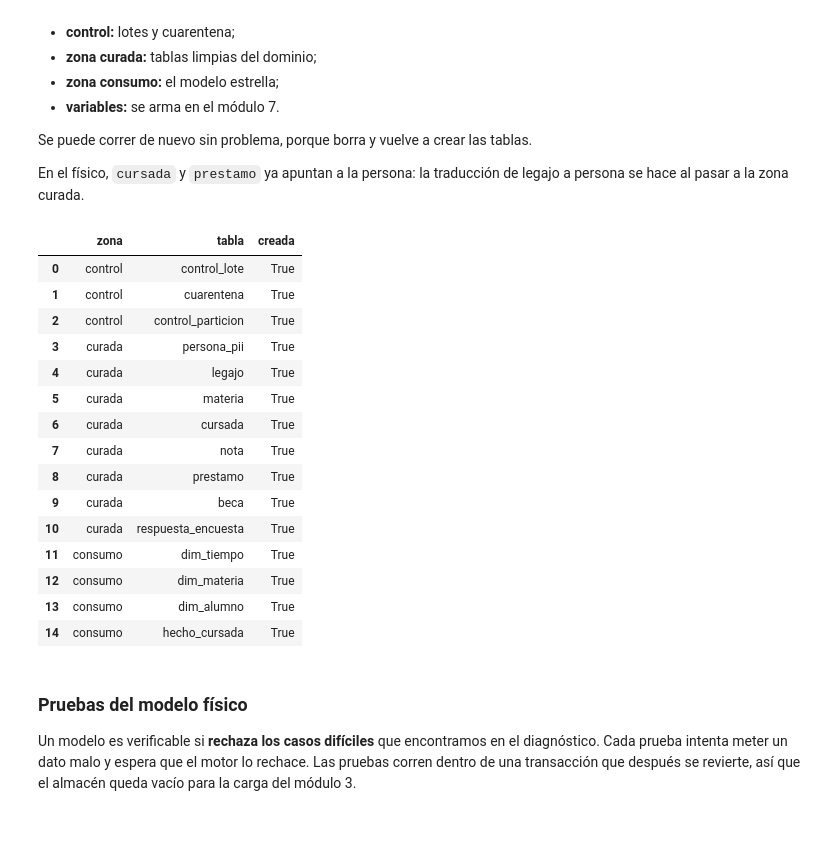
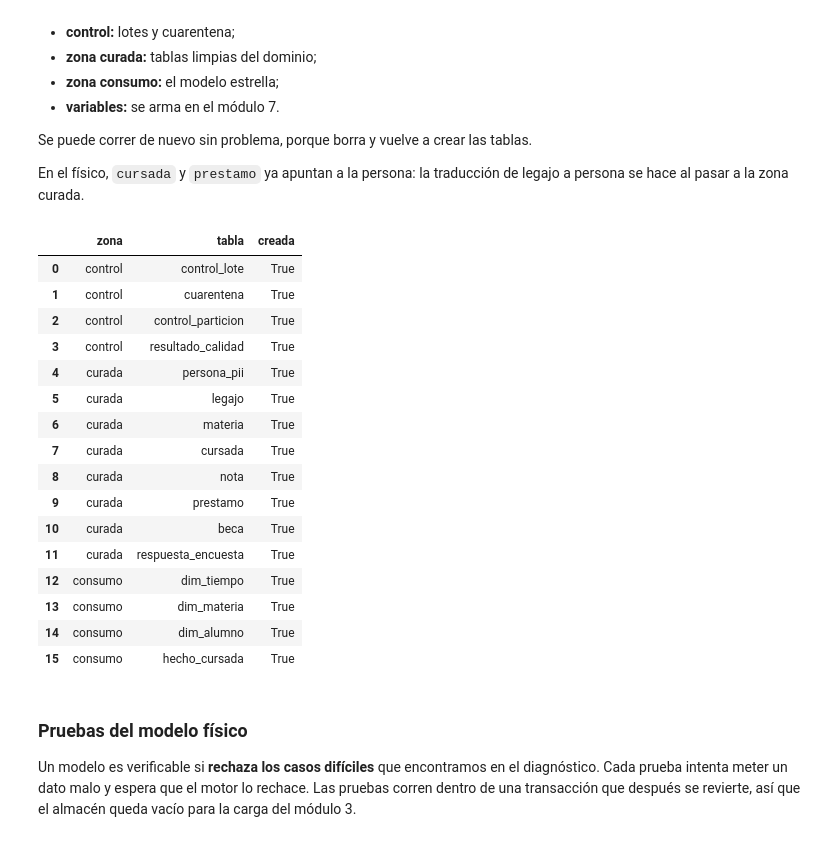
Before and after one commit to raschmatias/dh_arca, a Jupyter notebook: Data Engineer/06_uniandina/trabajo_final_uniandina.ipynb, the cells around one changed output. Drawn from its saved outputs; the diff is of its cells as text; code cells hidden in the pictures.

```diff
--- a/Data Engineer/06_uniandina/trabajo_final_uniandina.ipynb
+++ b/Data Engineer/06_uniandina/trabajo_final_uniandina.ipynb
@@ -33,7 +33,8 @@ Corré esta celda primero. Si falta alguna librería (incluida `openpyxl`, para
 # Instalación autocontenida: instala, en el mismo Python que ejecuta este notebook, lo que falte.
 import importlib, importlib.util, subprocess, sys
 
-REQUISITOS = {"numpy": "numpy", "pandas": "pandas", "matplotlib": "matplotlib", "openpyxl": "openpyxl"}
+REQUISITOS = {"numpy": "numpy", "pandas": "pandas", "matplotlib": "matplotlib", "openpyxl": "openpyxl",
+              "yaml": "pyyaml"}   # pyyaml: para leer el contrato de datos (módulo 6)
 print(f"Kernel en uso: {sys.executable} (Python {sys.version.split()[0]})")
 faltan = [pip for modulo, pip in REQUISITOS.items() if importlib.util.find_spec(modulo) is None]
 if faltan:
@@ -450,6 +451,7 @@ DROP TABLE IF EXISTS cursada;
 DROP TABLE IF EXISTS legajo;
 DROP TABLE IF EXISTS persona_pii;
 DROP TABLE IF EXISTS materia;
+DROP TABLE IF EXISTS resultado_calidad;
 DROP TABLE IF EXISTS control_particion;
 DROP TABLE IF EXISTS cuarentena;
 DROP TABLE IF EXISTS control_lote;
@@ -484,6 +486,17 @@ CREATE TABLE control_particion (                     -- qué se publicó de cada
     filas         INTEGER NOT NULL,
     id_lote       INTEGER NOT NULL REFERENCES control_lote (id_lote),
     publicada     TEXT NOT NULL
+);
+
+CREATE TABLE resultado_calidad (                     -- cada medición de cada regla de calidad (módulo 6)
+    id_resultado  INTEGER PRIMARY KEY,
+    id_lote       INTEGER NOT NULL REFERENCES control_lote (id_lote),
+    regla         TEXT NOT NULL,
+    dimensión     TEXT NOT NULL,
+    valor         REAL NOT NULL,
+    umbral        REAL NOT NULL,
+    cumple        INTEGER NOT NULL CHECK (cumple IN (0, 1)),
+    decide        TEXT NOT NULL
 );
 
 -- ============ ZONA CURADA: el dominio limpio ============
@@ -592,46 +605,47 @@ CREATE TABLE hecho_cursada (                         -- grano: persona × materi
     sk_cursada   INTEGER PRIMARY KEY,
     id_cursada   TEXT NOT NULL UNIQUE,               -- dimensión degenerada
     sk_alumno    INTEGER NOT NULL REFERENCES dim_alumno (sk_alumno),
     sk_materia   INTEGER NOT NULL REFERENCES dim_materia (sk_materia),
     sk_tiempo    INTEGER NOT NULL REFERENCES dim_tiempo (sk_tiempo),
     estado       TEXT NOT NULL CHECK (estado IN ('aprobada', 'desaprobada', 'abandonó')),
     nota         REAL CHECK (nota IS NULL OR nota BETWEEN 0 AND 10),
     aprobada     INTEGER NOT NULL CHECK (aprobada IN (0, 1)),
     ausente      INTEGER NOT NULL CHECK (ausente IN (0, 1)),
     fuente_nota  TEXT NOT NULL CHECK (fuente_nota IN ('acta', 'csv', 'sin nota')),
     id_lote      INTEGER REFERENCES control_lote (id_lote),
     UNIQUE (sk_alumno, sk_materia, sk_tiempo)
 );
 CREATE INDEX ix_hecho_tiempo  ON hecho_cursada (sk_tiempo);
 CREATE INDEX ix_hecho_materia ON hecho_cursada (sk_materia);
 """
 
 almacen = dwh()
 almacen.executescript(DDL)
 almacen.execute("PRAGMA foreign_keys = ON")
 
-zona = {"control": ["control_lote", "cuarentena", "control_particion"],
+zona = {"control": ["control_lote", "cuarentena", "control_particion", "resultado_calidad"],
         "curada": ["persona_pii", "legajo", "materia", "cursada", "nota", "prestamo", "beca", "respuesta_encuesta"],
         "consumo": ["dim_tiempo", "dim_materia", "dim_alumno", "hecho_cursada"]}
 tablas = sql("SELECT name FROM sqlite_master WHERE type = 'table' ORDER BY name", base="dwh.db").name.tolist()
 pd.DataFrame([{"zona": z, "tabla": t, "creada": t in tablas} for z, ts in zona.items() for t in ts])
 # %% [output]
 |  | zona | tabla | creada |
 | 0 | control | control_lote | True |
 | 1 | control | cuarentena | True |
 | 2 | control | control_particion | True |
-| 3 | curada | persona_pii | True |
-| 4 | curada | legajo | True |
-| 5 | curada | materia | True |
-| 6 | curada | cursada | True |
-| 7 | curada | nota | True |
-| 8 | curada | prestamo | True |
-| 9 | curada | beca | True |
-| 10 | curada | respuesta_encuesta | True |
-| 11 | consumo | dim_tiempo | True |
-| 12 | consumo | dim_materia | True |
-| 13 | consumo | dim_alumno | True |
-| 14 | consumo | hecho_cursada | True |
+| 3 | control | resultado_calidad | True |
+| 4 | curada | persona_pii | True |
+| 5 | curada | legajo | True |
+| 6 | curada | materia | True |
+| 7 | curada | cursada | True |
+| 8 | curada | nota | True |
+| 9 | curada | prestamo | True |
+| 10 | curada | beca | True |
+| 11 | curada | respuesta_encuesta | True |
+| 12 | consumo | dim_tiempo | True |
+| 13 | consumo | dim_materia | True |
+| 14 | consumo | dim_alumno | True |
+| 15 | consumo | hecho_cursada | True |
 # %% [markdown]
 ### Pruebas del modelo físico
 
```
Also changed, not shown: parts of 11 cells of this notebook.
